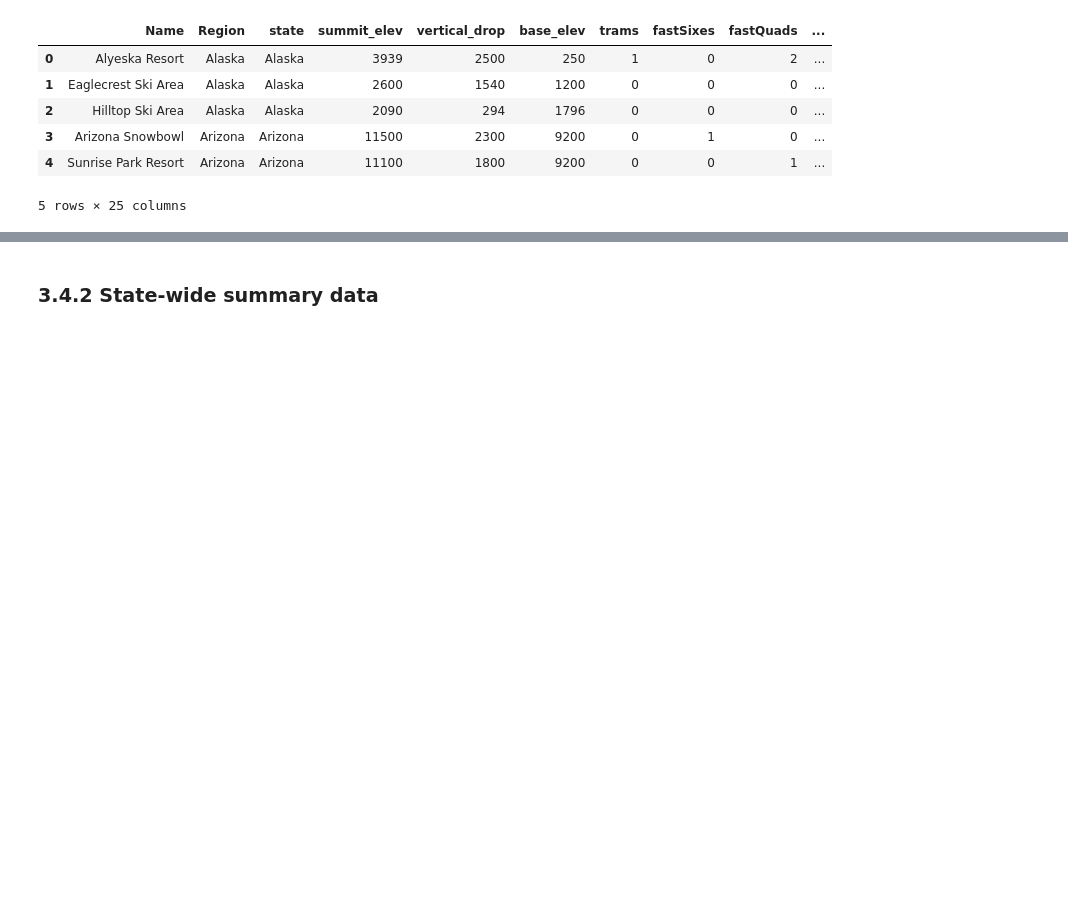
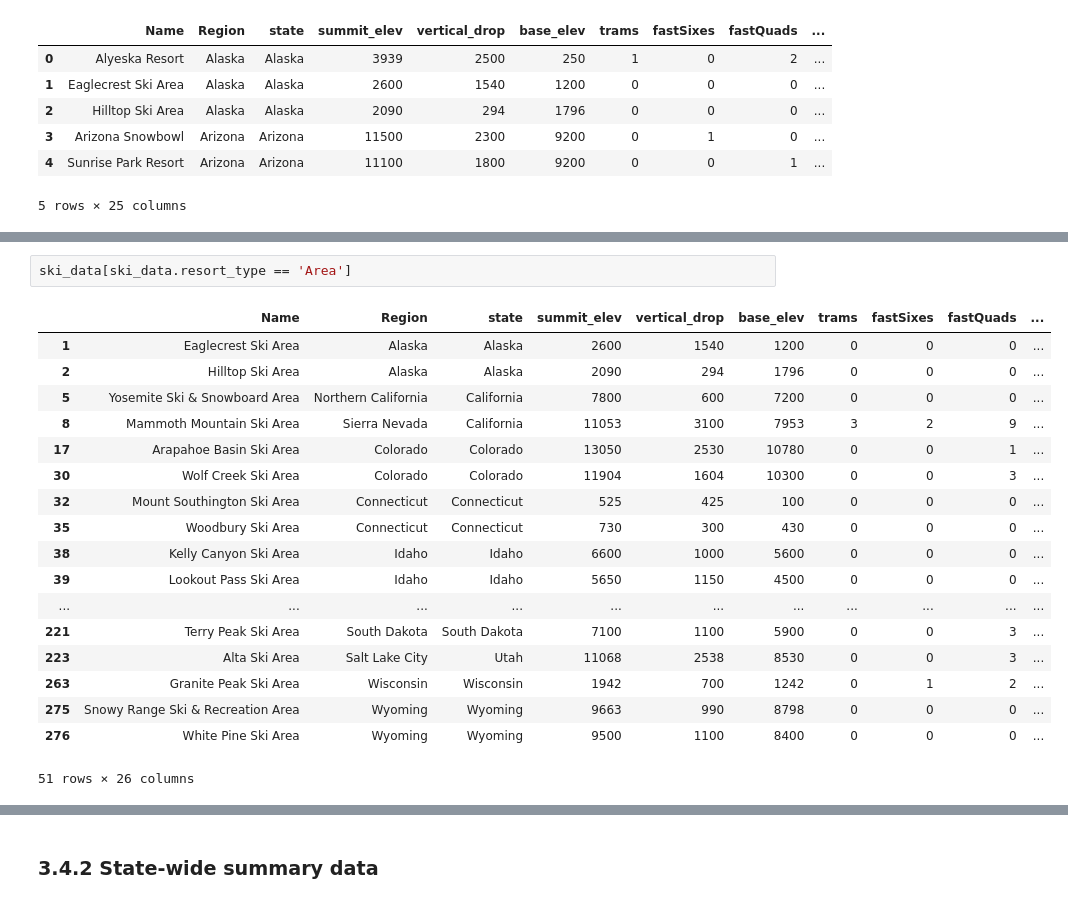
Before and after one commit to jroback/DataScienceGuidedCapstone, a Jupyter notebook: Notebooks/03_exploratory_data_analysis.ipynb, the cells around one changed output, grey strips where cells are left out. Drawn from its saved outputs; the diff is of its cells as text; blank space fills up the shorter version.

```diff
--- a/Notebooks/03_exploratory_data_analysis.ipynb
+++ b/Notebooks/03_exploratory_data_analysis.ipynb
@@ -87,0 +112,21 @@ ski_data.head()
+# %%
+ski_data[ski_data.resort_type == 'Area']
+# %% [output]
+|  | Name | Region | state | summit_elev | vertical_drop | base_elev | trams | fastSixes | fastQuads | ... |
+| 1 | Eaglecrest Ski Area | Alaska | Alaska | 2600 | 1540 | 1200 | 0 | 0 | 0 | ... |
+| 2 | Hilltop Ski Area | Alaska | Alaska | 2090 | 294 | 1796 | 0 | 0 | 0 | ... |
+| 5 | Yosemite Ski & Snowboard Area | Northern California | California | 7800 | 600 | 7200 | 0 | 0 | 0 | ... |
+| 8 | Mammoth Mountain Ski Area | Sierra Nevada | California | 11053 | 3100 | 7953 | 3 | 2 | 9 | ... |
+| 17 | Arapahoe Basin Ski Area | Colorado | Colorado | 13050 | 2530 | 10780 | 0 | 0 | 1 | ... |
+| 30 | Wolf Creek Ski Area | Colorado | Colorado | 11904 | 1604 | 10300 | 0 | 0 | 3 | ... |
+| 32 | Mount Southington Ski Area | Connecticut | Connecticut | 525 | 425 | 100 | 0 | 0 | 0 | ... |
+| 35 | Woodbury Ski Area | Connecticut | Connecticut | 730 | 300 | 430 | 0 | 0 | 0 | ... |
+| 38 | Kelly Canyon Ski Area | Idaho | Idaho | 6600 | 1000 | 5600 | 0 | 0 | 0 | ... |
+| 39 | Lookout Pass Ski Area | Idaho | Idaho | 5650 | 1150 | 4500 | 0 | 0 | 0 | ... |
+| ... | ... | ... | ... | ... | ... | ... | ... | ... | ... | ... |
+| 221 | Terry Peak Ski Area | South Dakota | South Dakota | 7100 | 1100 | 5900 | 0 | 0 | 3 | ... |
+| 223 | Alta Ski Area | Salt Lake City | Utah | 11068 | 2538 | 8530 | 0 | 0 | 3 | ... |
+| 263 | Granite Peak Ski Area | Wisconsin | Wisconsin | 1942 | 700 | 1242 | 0 | 1 | 2 | ... |
+| 275 | Snowy Range Ski & Recreation Area | Wyoming | Wyoming | 9663 | 990 | 8798 | 0 | 0 | 0 | ... |
+| 276 | White Pine Ski Area | Wyoming | Wyoming | 9500 | 1100 | 8400 | 0 | 0 | 0 | ... |
+51 rows × 26 columns
```
Also changed, not shown: parts of 6 cells of this notebook.
